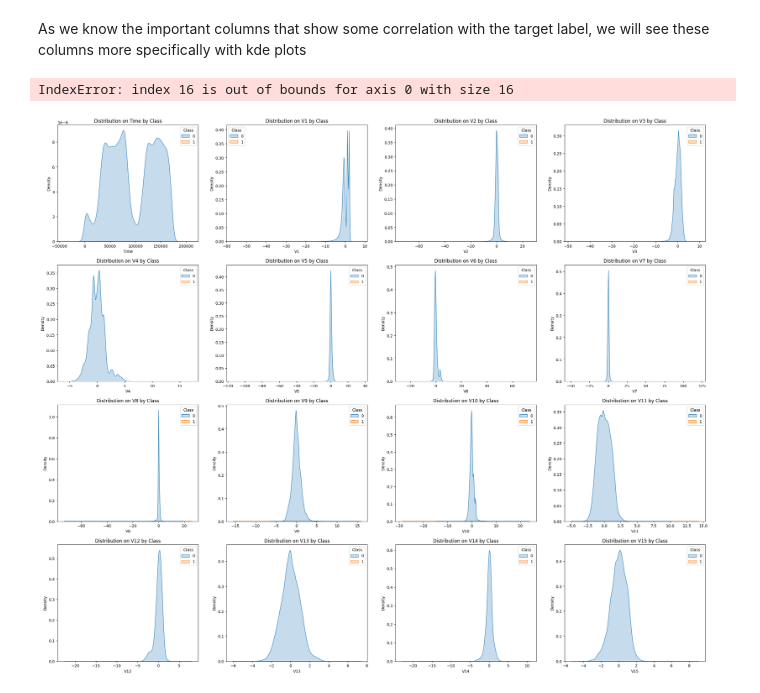
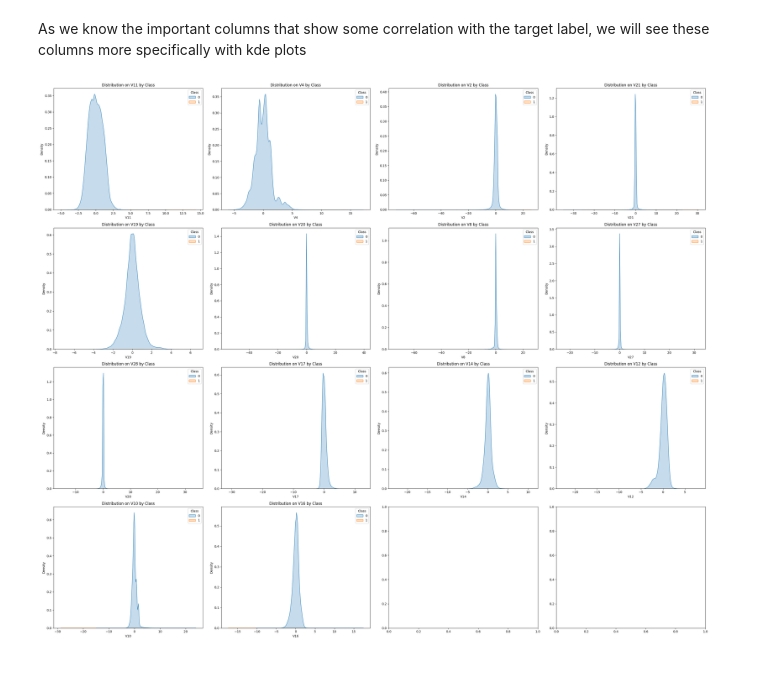
Before and after one commit to stevokwon/aws-fraud-detection, a Jupyter notebook: notebooks/01_eda.ipynb, the cells around one changed output. Drawn from its saved outputs; the diff is of its cells as text; code cells hidden in the pictures.

Commit message:
Implement more vis on EDA hence add images

```diff
--- a/notebooks/01_eda.ipynb
+++ b/notebooks/01_eda.ipynb
@@ -236,23 +236,21 @@ As we know the important columns that show some correlation with the target labe
 # %%
 important_cols = ['V11', 'V4', 'V2', 'V21', 'V19', 'V20', 'V8', 'V27', 'V28',
                   'V17', 'V14', 'V12', 'V10', 'V16']
 
 ncol = 4
 nrow = len(important_cols) // ncol + 1
 
 fig, axes = plt.subplots(nrow, ncol, figsize = (30, 25))
 axes = axes.flatten()
 
-for i, col in enumerate(cols):
+for i, col in enumerate(important_cols):
     sns.kdeplot(data = df, x = col, hue = 'Class', fill = True, ax = axes[i])
     axes[i].set_title(f'Distribution on {col} by Class')
     axes[i].set_ylabel('Density')
 
-for j in range(i + 1, len(cols)):
+for j in range(i + 1, len(important_cols)):
     fig.delaxes(axes[j])
 
-plt.tight_layout()
-plt.show()
+save_plot('distribution_important_cols_by_class.png')
 # %% [output]
-IndexError: index 16 is out of bounds for axis 0 with size 16
-[figure, old version]
+[figure, new version]
```
Also changed, not shown: parts of 6 cells of this notebook, 1 other file.
